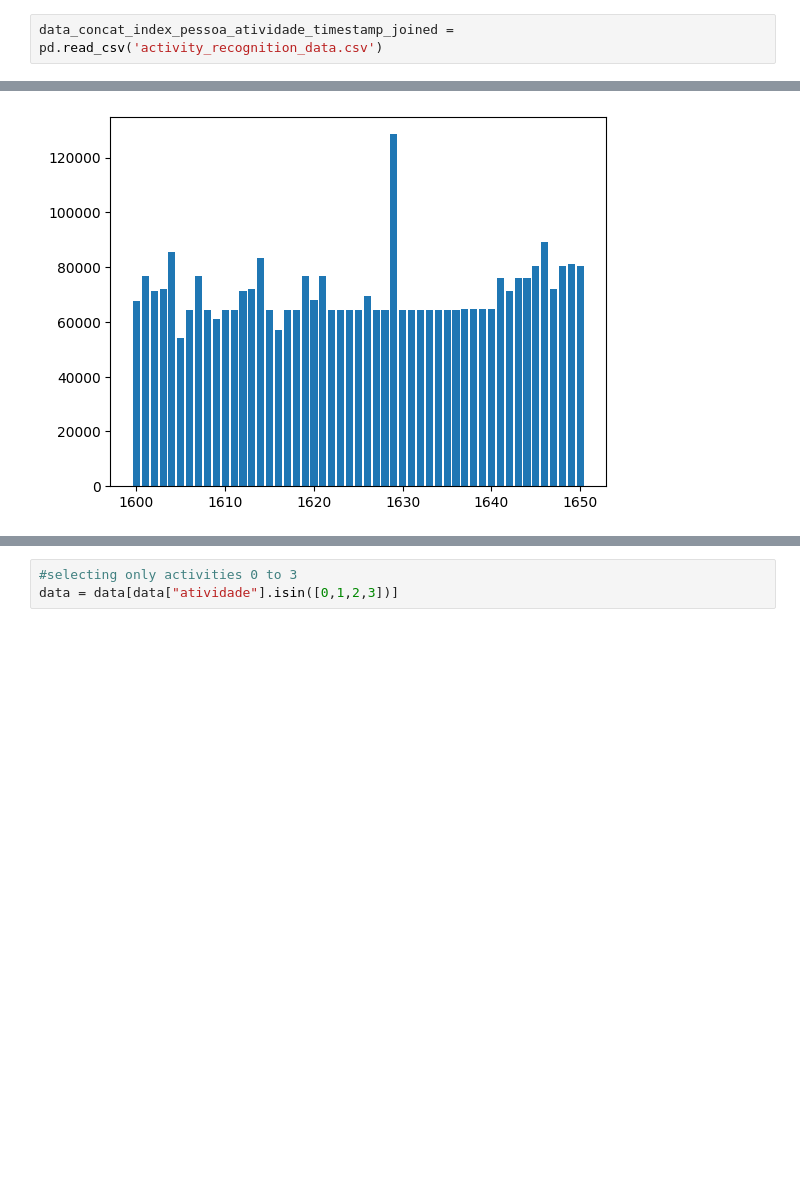
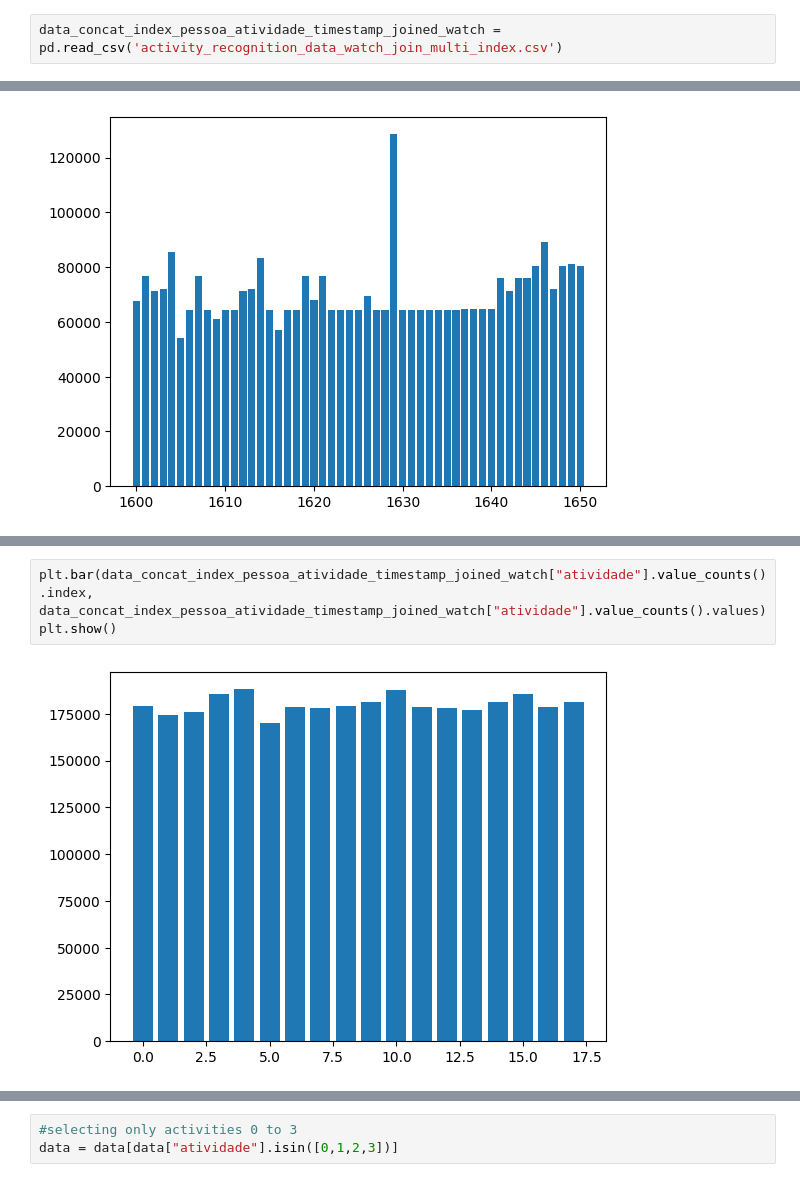
Before and after one commit to cris33rj/LSTM_giroscopio_acelerometro, a Jupyter notebook: Code/DataPrep/activity_recognition_data_concatenation_types_comparison_by_visualization_.ipynb, the cells around one changed output, grey strips where cells are left out. Saved outputs shown, nothing was run; the diff lists cells and outputs as text; blank space fills up the shorter version.

```diff
--- a/Code/DataPrep/activity_recognition_data_concatenation_types_comparison_by_visualization_.ipynb
+++ b/Code/DataPrep/activity_recognition_data_concatenation_types_comparison_by_visualization_.ipynb
@@ -47,5 +47,5 @@ arq = arq.strftime("%d_%m_%Y_%H_%M")
 # select only sensor data from smart watches
 data_concat_type1 = pd.read_csv('normalizado.csv')
 # %%
-data_concat_index_pessoa_atividade_timestamp_joined = pd.read_csv('activity_recognition_data.csv')
+data_concat_index_pessoa_atividade_timestamp_joined_watch = pd.read_csv('activity_recognition_data_watch_join_multi_index.csv')
 # %%
@@ -95,0 +101,5 @@ plt.bar(data_concat_groups_equalized_in_size_and_joined_phone["pessoa_x"].value_
+# %%
+plt.bar(data_concat_index_pessoa_atividade_timestamp_joined_watch["atividade"].value_counts().index, data_concat_index_pessoa_atividade_timestamp_joined_watch["atividade"].value_counts().values)
+plt.show()
+# %% [output]
+[figure, added]
```
Also changed, not shown: parts of 9 cells of this notebook.
